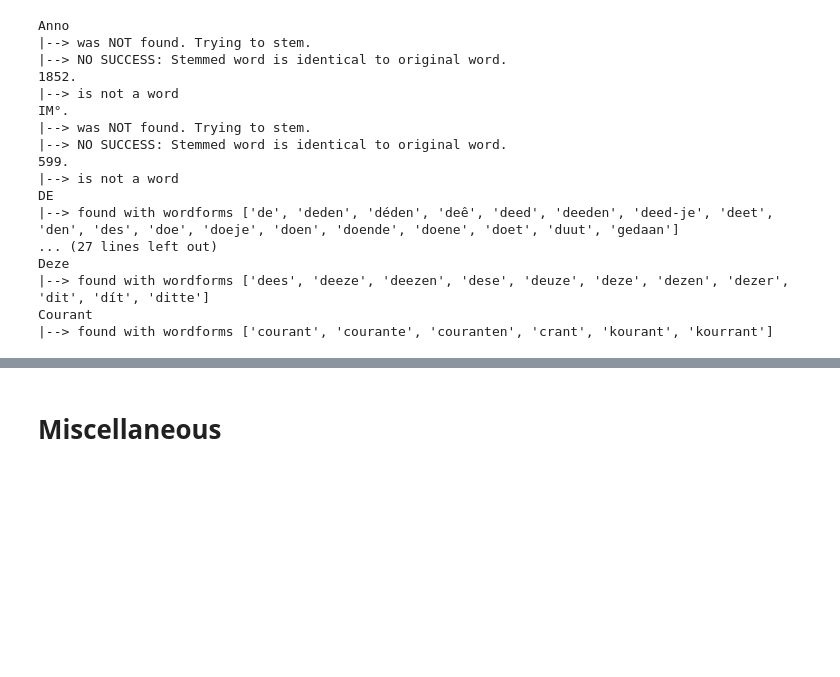
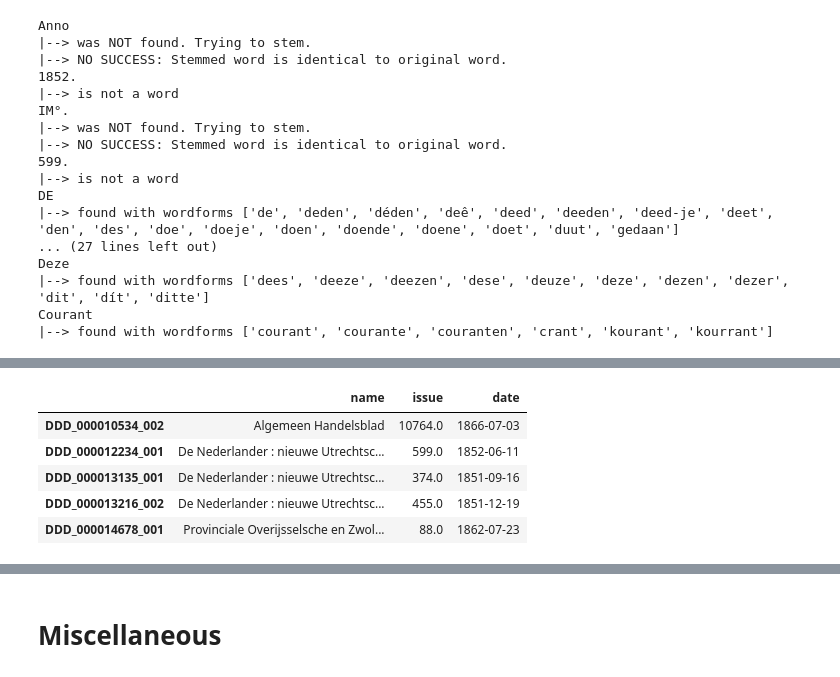
Before and after one commit to MirjamC/master_thesis_kb, a Jupyter notebook: thesis.ipynb, the cells around one changed output, grey strips where cells are left out. Cells and saved outputs as stored; diff of their text form; code cells hidden in the pictures; blank space fills up the shorter version.

```diff
--- a/thesis.ipynb
+++ b/thesis.ipynb
@@ -954,0 +988,10 @@ s.translate(str.maketrans('', '', string.punctuation))
+# %%
+df_metadata = pd.DataFrame.from_dict(dict_metadata, orient="index")
+df_metadata.head()
+# %% [output]
+|  | name | issue | date |
+| DDD_000010534_002 | Algemeen Handelsblad | 10764.0 | 1866-07-03 |
+| DDD_000012234_001 | De Nederlander : nieuwe Utrechtsc... | 599.0 | 1852-06-11 |
+| DDD_000013135_001 | De Nederlander : nieuwe Utrechtsc... | 374.0 | 1851-09-16 |
+| DDD_000013216_002 | De Nederlander : nieuwe Utrechtsc... | 455.0 | 1851-12-19 |
+| DDD_000014678_001 | Provinciale Overĳsselsche en Zwol... | 88.0 | 1862-07-23 |
```
Also changed, not shown: parts of 17 cells of this notebook.
